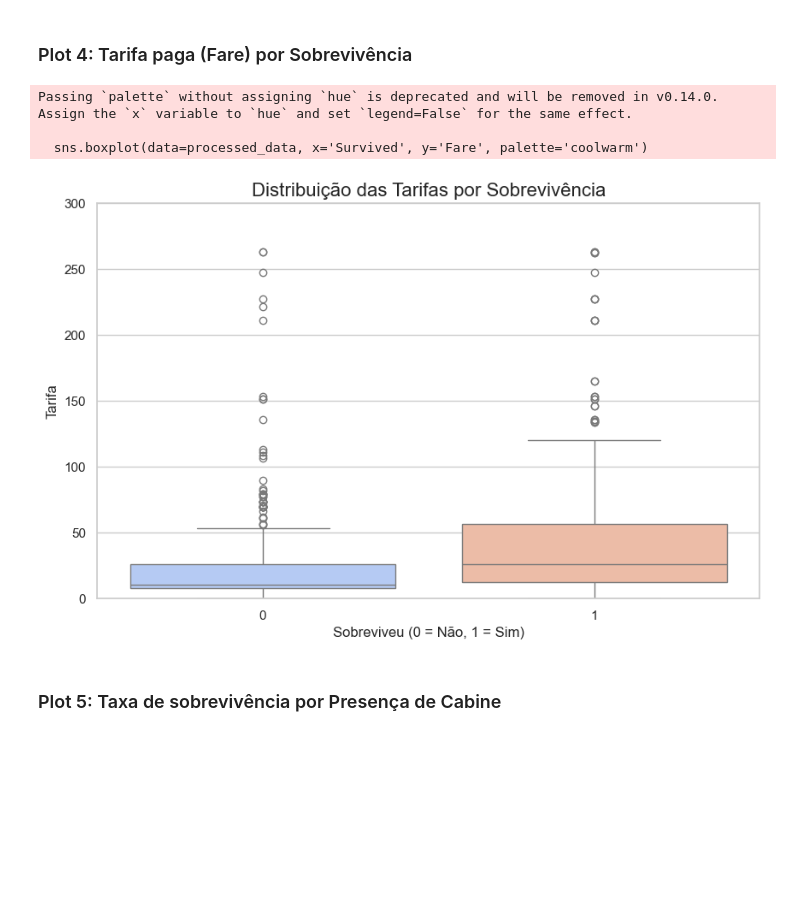
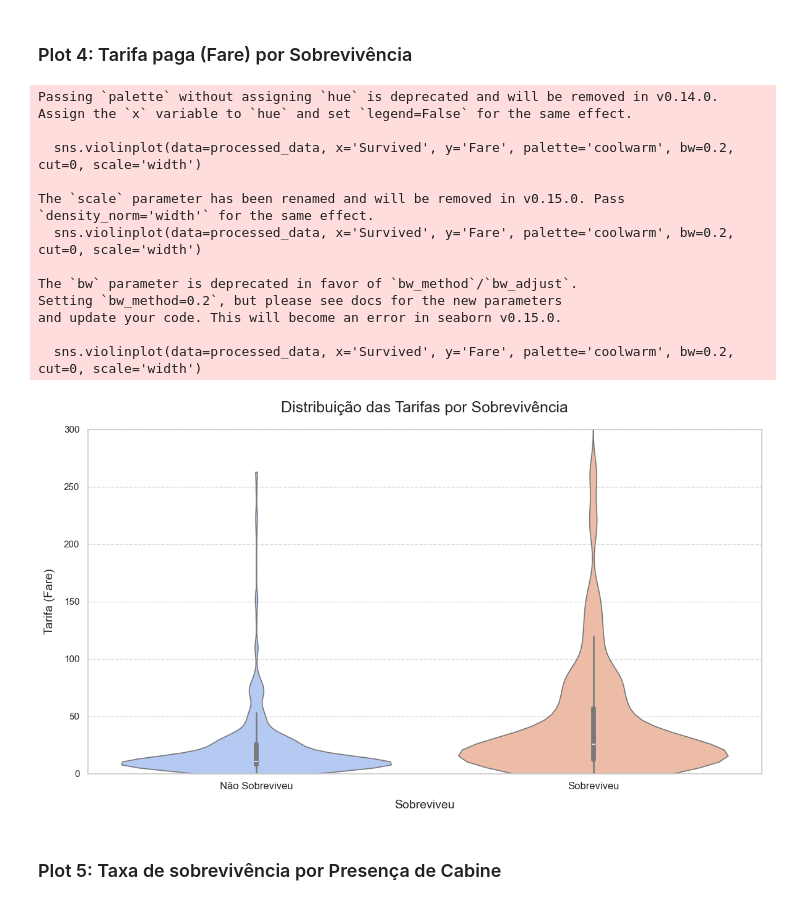
Before and after one commit to brenonevs/facprj-titanic, a Jupyter notebook: src/main.ipynb, the cells around one changed output. Drawn from its saved outputs; the diff is of its cells as text; code cells hidden in the pictures; blank space fills up the shorter version.

```diff
--- a/src/main.ipynb
+++ b/src/main.ipynb
@@ -352,18 +355,34 @@ plt.show()
 # %% [markdown]
 ### Plot 4: Tarifa paga (Fare) por Sobrevivência
 # %%
-plt.figure(figsize=(10, 6))
-sns.boxplot(data=processed_data, x='Survived', y='Fare', palette='coolwarm')
-plt.title('Distribuição das Tarifas por Sobrevivência', fontsize=16)
-plt.xlabel('Sobreviveu (0 = Não, 1 = Sim)', fontsize=12)
-plt.ylabel('Tarifa', fontsize=12)
+plt.figure(figsize=(12, 7))
+
+sns.violinplot(data=processed_data, x='Survived', y='Fare', palette='coolwarm', bw=0.2, cut=0, scale='width')
+
+plt.title('Distribuição das Tarifas por Sobrevivência', fontsize=18, pad=20)
+plt.xlabel('Sobreviveu', fontsize=14, labelpad=10)
+plt.ylabel('Tarifa (Fare)', fontsize=14, labelpad=10)
+plt.xticks([0, 1], ['Não Sobreviveu', 'Sobreviveu'], fontsize=12)
 plt.ylim(0, 300)
+
+plt.grid(axis='y', linestyle='--', alpha=0.7)
+
+plt.tight_layout()
 plt.show()
 # %% [output]
 Passing `palette` without assigning `hue` is deprecated and will be removed in v0.14.0. Assign the `x` variable to `hue` and set `legend=False` for the same effect.
 
-  sns.boxplot(data=processed_data, x='Survived', y='Fare', palette='coolwarm')
+  sns.violinplot(data=processed_data, x='Survived', y='Fare', palette='coolwarm', bw=0.2, cut=0, scale='width')
+
+The `scale` parameter has been renamed and will be removed in v0.15.0. Pass `density_norm='width'` for the same effect.
+  sns.violinplot(data=processed_data, x='Survived', y='Fare', palette='coolwarm', bw=0.2, cut=0, scale='width')
+
+The `bw` parameter is deprecated in favor of `bw_method`/`bw_adjust`.
+Setting `bw_method=0.2`, but please see docs for the new parameters
+and update your code. This will become an error in seaborn v0.15.0.
+
+  sns.violinplot(data=processed_data, x='Survived', y='Fare', palette='coolwarm', bw=0.2, cut=0, scale='width')
-[figure, old version]
+[figure, new version]
 # %% [markdown]
 ### Plot 5: Taxa de sobrevivência por Presença de Cabine
 # %%
```
Also changed, not shown: parts of 21 cells of this notebook.
